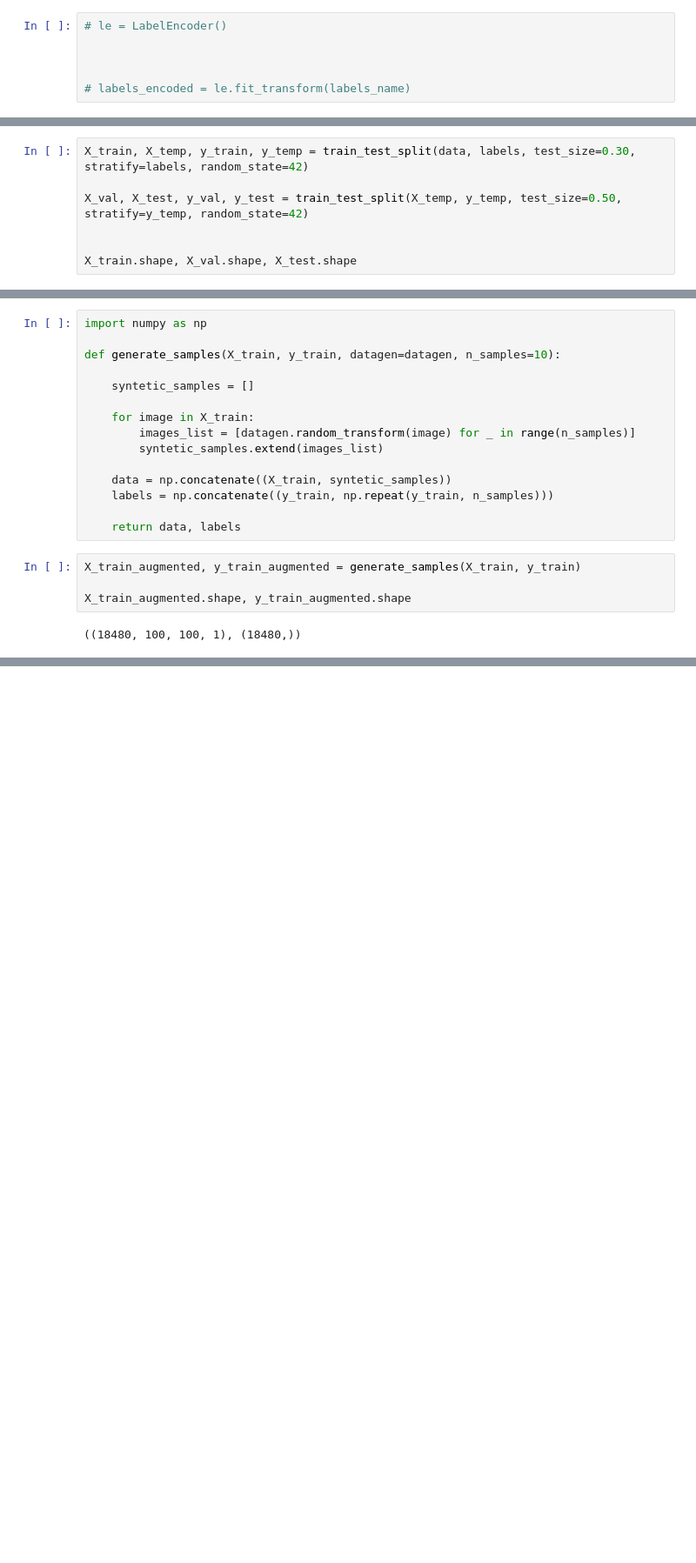
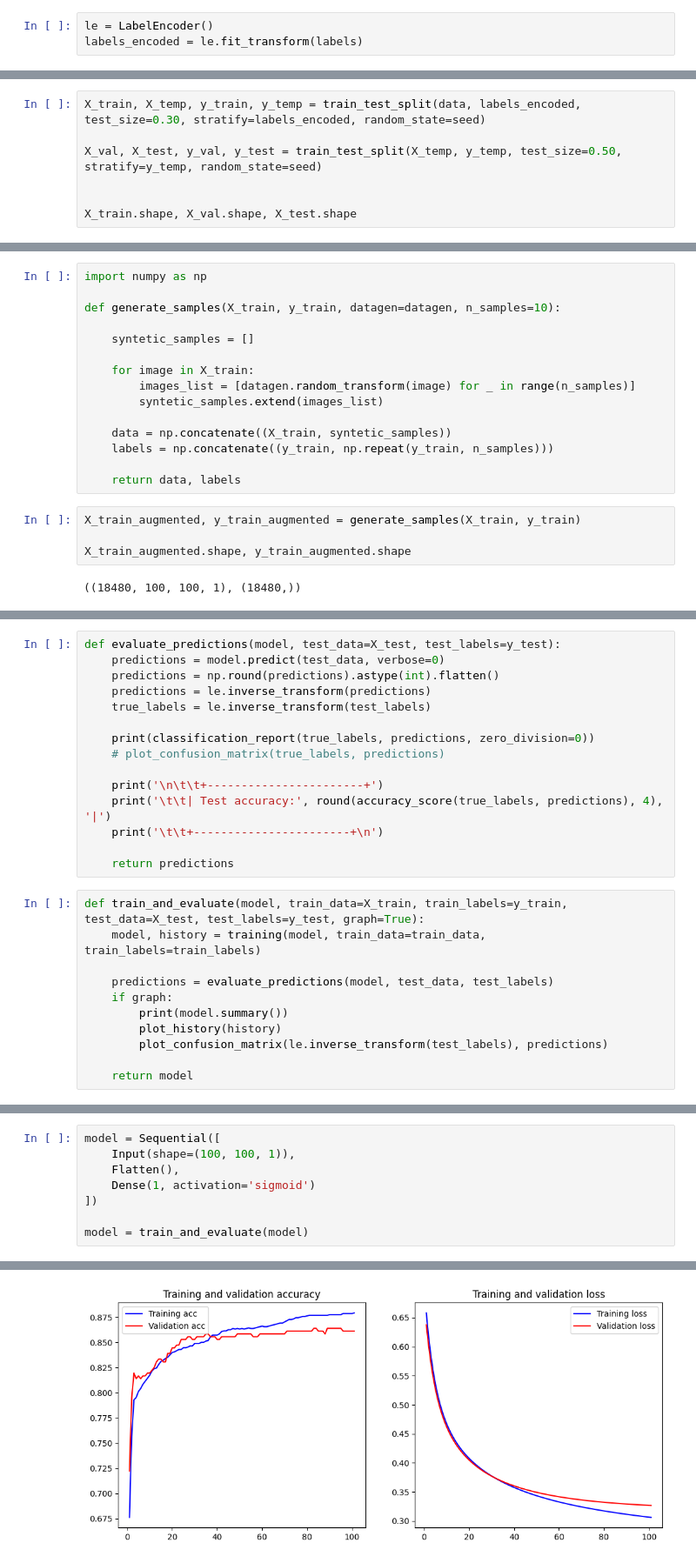
Before and after one commit to davidgc14/Mineria-Datos-UNED, a Jupyter notebook: Practica-3/laboratorio.ipynb, the cells around one changed output, grey strips where cells are left out. Shown at 87% size. Saved outputs shown, nothing was run; the diff lists cells and outputs as text; blank space fills up the shorter version.

```diff
--- a/Practica-3/laboratorio.ipynb
+++ b/Practica-3/laboratorio.ipynb
@@ -147,19 +143,16 @@ data.shape
 # %% [markdown]
 ### Etiquetas
 # %%
-# le = LabelEncoder()
-
-
-
-# labels_encoded = le.fit_transform(labels_name)
+le = LabelEncoder()
+labels_encoded = le.fit_transform(labels)
 # %% [markdown]
 ## Preprocesamiento
 # %% [markdown]
 ### División de conjuntos
 # %%
-X_train, X_temp, y_train, y_temp = train_test_split(data, labels, test_size=0.30, stratify=labels, random_state=42)
+X_train, X_temp, y_train, y_temp = train_test_split(data, labels_encoded, test_size=0.30, stratify=labels_encoded, random_state=seed)
 
-X_val, X_test, y_val, y_test = train_test_split(X_temp, y_temp, test_size=0.50, stratify=y_temp, random_state=42)
+X_val, X_test, y_val, y_test = train_test_split(X_temp, y_temp, test_size=0.50, stratify=y_temp, random_state=seed)
 
 
 X_train.shape, X_val.shape, X_test.shape
@@ -257,0 +322,26 @@ X_train_augmented.shape, y_train_augmented.shape
+# %%
+def evaluate_predictions(model, test_data=X_test, test_labels=y_test):
+    predictions = model.predict(test_data, verbose=0)
+    predictions = np.round(predictions).astype(int).flatten()
+    predictions = le.inverse_transform(predictions)
+    true_labels = le.inverse_transform(test_labels)
+
+    print(classification_report(true_labels, predictions, zero_division=0))
+    # plot_confusion_matrix(true_labels, predictions)
+
+    print('\n\t\t+-----------------------+')
+    print('\t\t| Test accuracy:', round(accuracy_score(true_labels, predictions), 4), '|')
+    print('\t\t+-----------------------+\n')
+
+    return predictions
+# %%
+def train_and_evaluate(model, train_data=X_train, train_labels=y_train, test_data=X_test, test_labels=y_test, graph=True):
+    model, history = training(model, train_data=train_data, train_labels=train_labels)
+
+    predictions = evaluate_predictions(model, test_data, test_labels)
+    if graph:
+        print(model.summary())
+        plot_history(history)
+        plot_confusion_matrix(le.inverse_transform(test_labels), predictions)
+
+    return model
@@ -257,0 +359,9 @@ X_train_augmented.shape, y_train_augmented.shape
+# %%
+model = Sequential([
+    Input(shape=(100, 100, 1)),
+    Flatten(),
+    Dense(1, activation='sigmoid')
+])
+
+model = train_and_evaluate(model)
+# %% [output]
@@ -257,0 +396 @@ X_train_augmented.shape, y_train_augmented.shape
+[figure, added]
```
Also changed, not shown: parts of 28 cells of this notebook.
